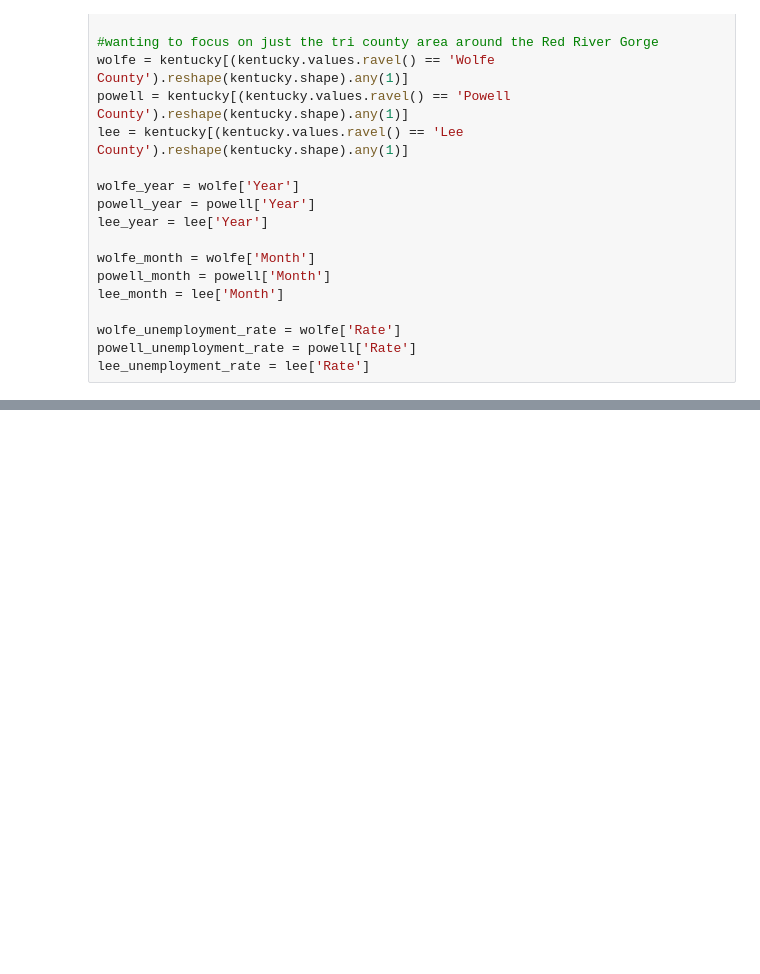
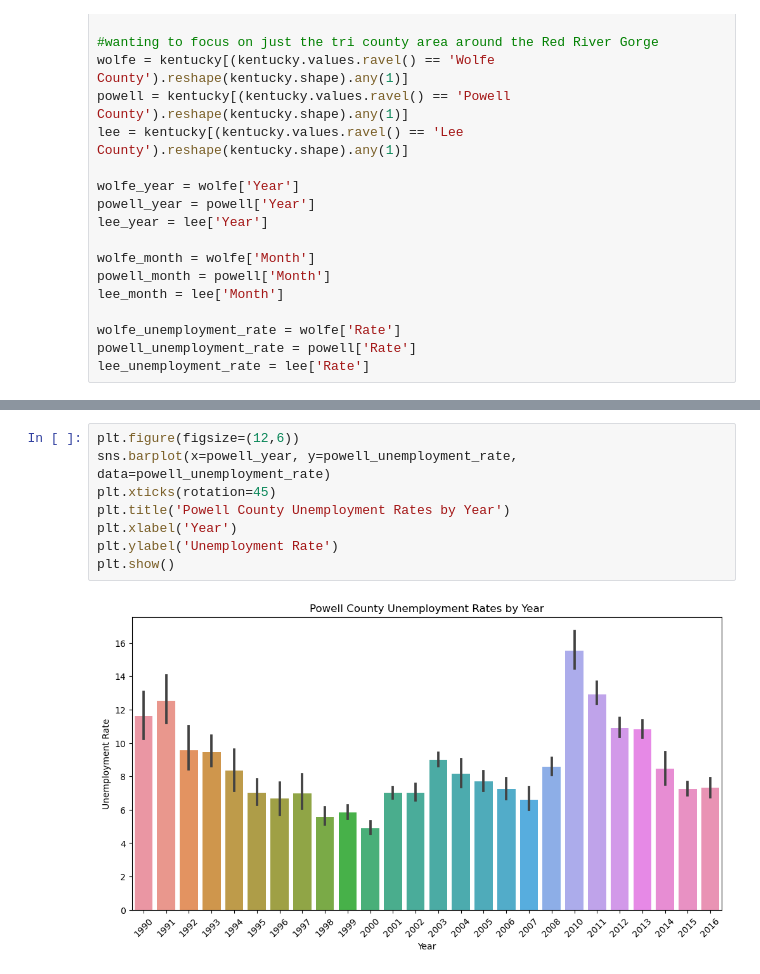
Before and after one commit to jsphotos205/last_of_us, a Jupyter notebook: unemployment csv/unemployment.ipynb, the cells around one changed output, grey strips where cells are left out. Saved outputs shown, nothing was run; the diff lists cells and outputs as text; blank space fills up the shorter version.

```diff
--- a/unemployment csv/unemployment.ipynb
+++ b/unemployment csv/unemployment.ipynb
@@ -41,0 +55,10 @@ plt.legend(loc='best')
+# %%
+plt.figure(figsize=(12,6))
+sns.barplot(x=powell_year, y=powell_unemployment_rate, data=powell_unemployment_rate)
+plt.xticks(rotation=45)
+plt.title('Powell County Unemployment Rates by Year')
+plt.xlabel('Year')
+plt.ylabel('Unemployment Rate')
+plt.show()
+# %% [output]
+[figure, added]
```
Also changed, not shown: parts of 3 cells of this notebook.
